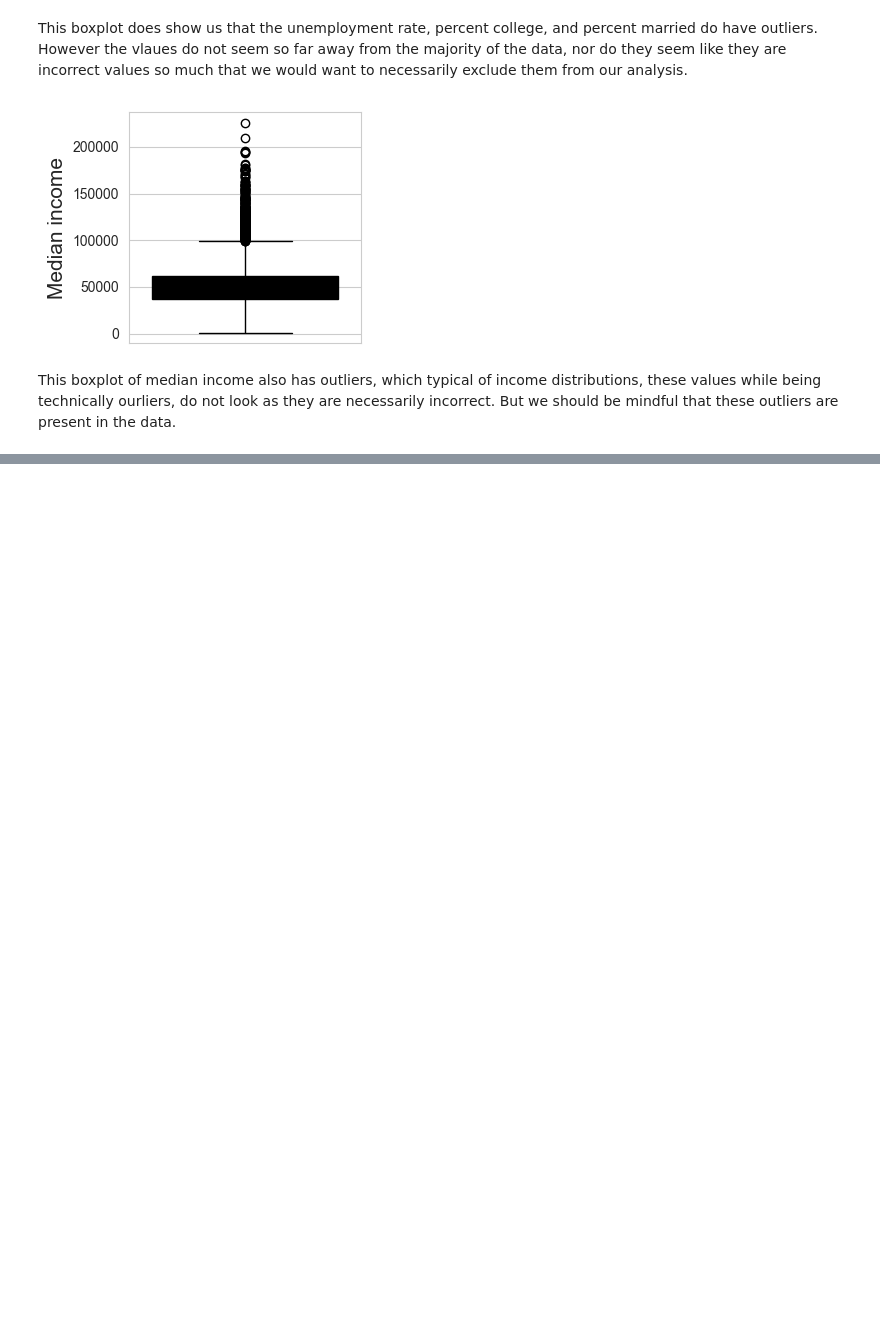
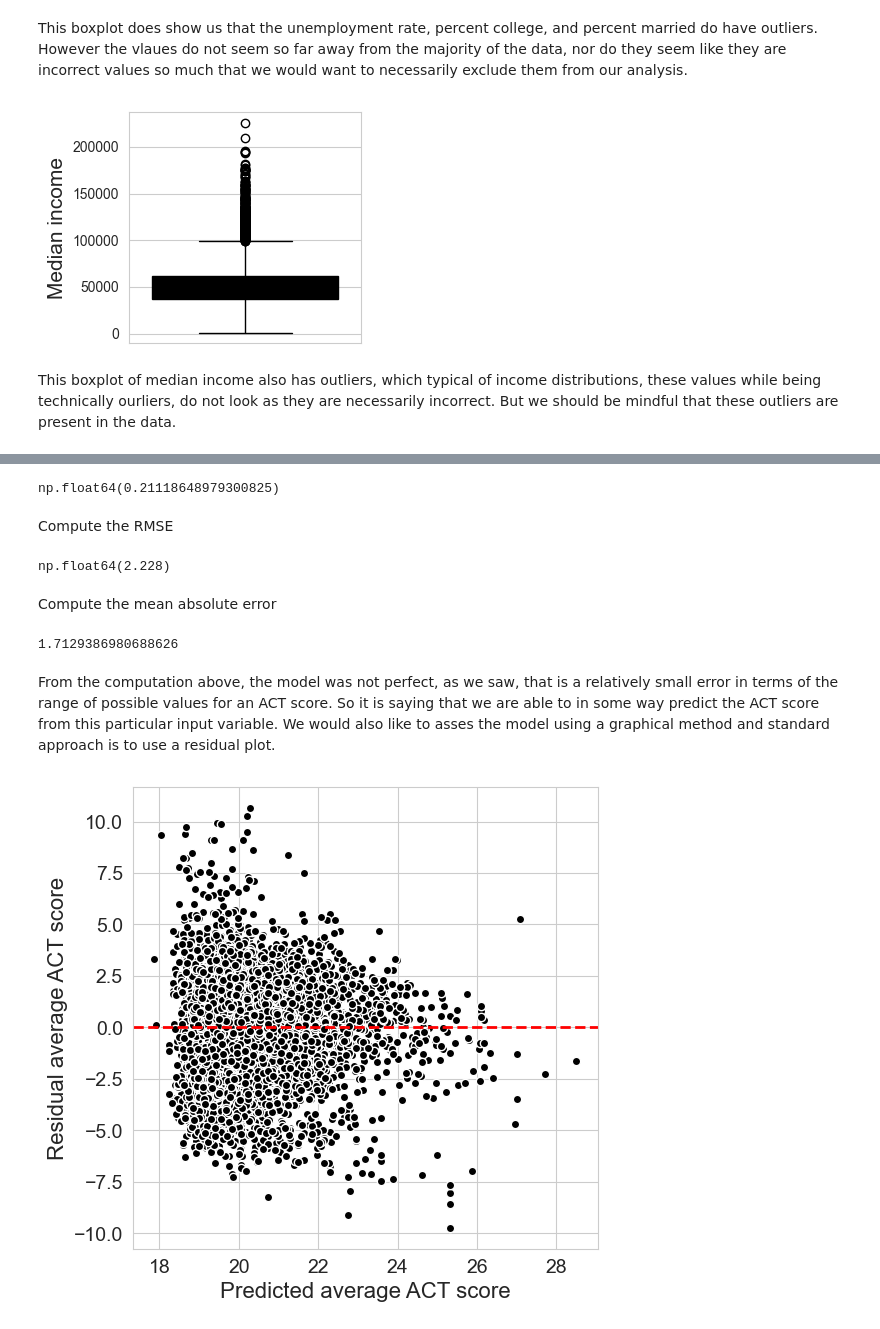
Before and after one commit to TheCong07/data-5100-foundations-of-data-science, a Jupyter notebook: education/code/Education.ipynb, the cells around one changed output, grey strips where cells are left out. Cells and saved outputs as stored; diff of their text form; code cells hidden in the pictures; blank space fills up the shorter version.

```diff
--- a/education/code/Education.ipynb
+++ b/education/code/Education.ipynb
@@ -569,0 +603,3 @@ This boxplot of median income also has outliers, which typical of income distrib
+# %%
+model_median_income = smf.ols(formula='average_act ~ median_income', data=df).fit()
+print(model_median_income.summary())
@@ -569,0 +626,34 @@ This boxplot of median income also has outliers, which typical of income distrib
+# %%
+model_median_income.rsquared
+# %% [output]
+np.float64(0.21118648979300825)
+# %% [markdown]
+Compute the RMSE
+# %%
+y_hat = model_median_income.predict()
+# %%
+np.sqrt(mean_squared_error(df['average_act'], y_hat)).round(3)
+# %% [output]
+np.float64(2.228)
+# %% [markdown]
+Compute the mean absolute error
+# %%
+mean_absolute_error(df['average_act'], y_hat)
+# %% [output]
+1.7129386980688626
+# %% [markdown]
+From the computation above, the model was not perfect, as we saw, that is a relatively small error in terms of the range of possible values for an ACT score. So it is saying that we are able to in some way predict the ACT score from this particular input variable. We would also like to asses the model using a graphical method and standard approach is to use a residual plot.
+# %%
+plt.figure(figsize=(6, 6))
+
+plt.plot(y_hat, model_median_income.resid, 'ko', mec='w')
+plt.axhline(0, color='r', linestyle='dashed', lw=2)
+
+plt.xlabel('Predicted average ACT score', fontsize=16)
+plt.ylabel('Residual average ACT score', fontsize=16)
+
+plt.tick_params(labelsize=14)
+
+plt.show()
+# %% [output]
+[figure, added]
```
Also changed, not shown: parts of 13 cells of this notebook, 1 other file.
